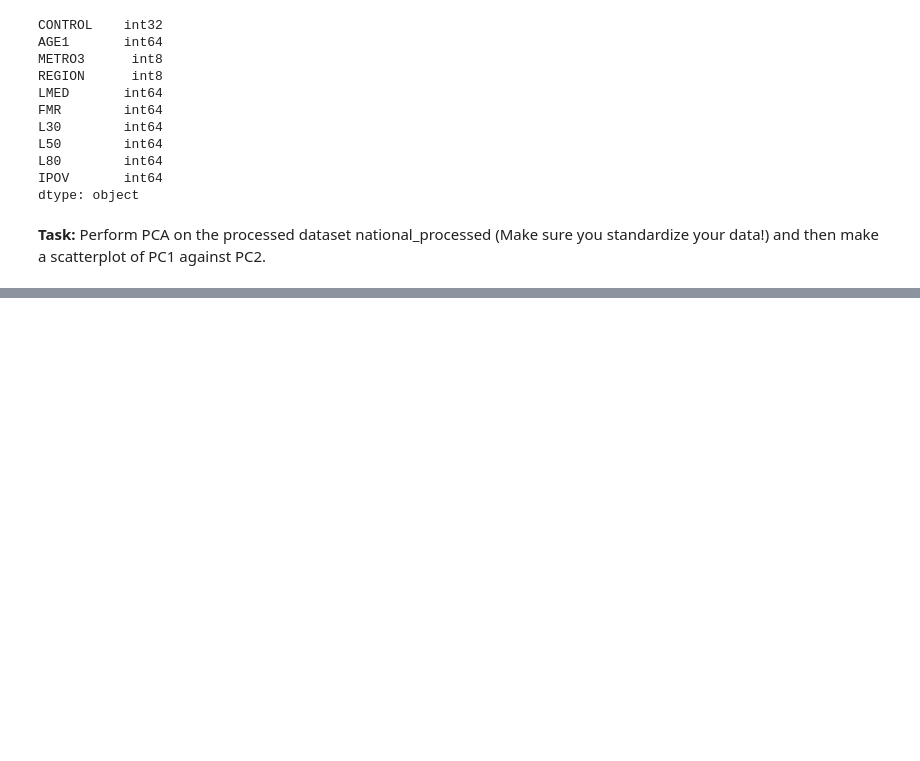
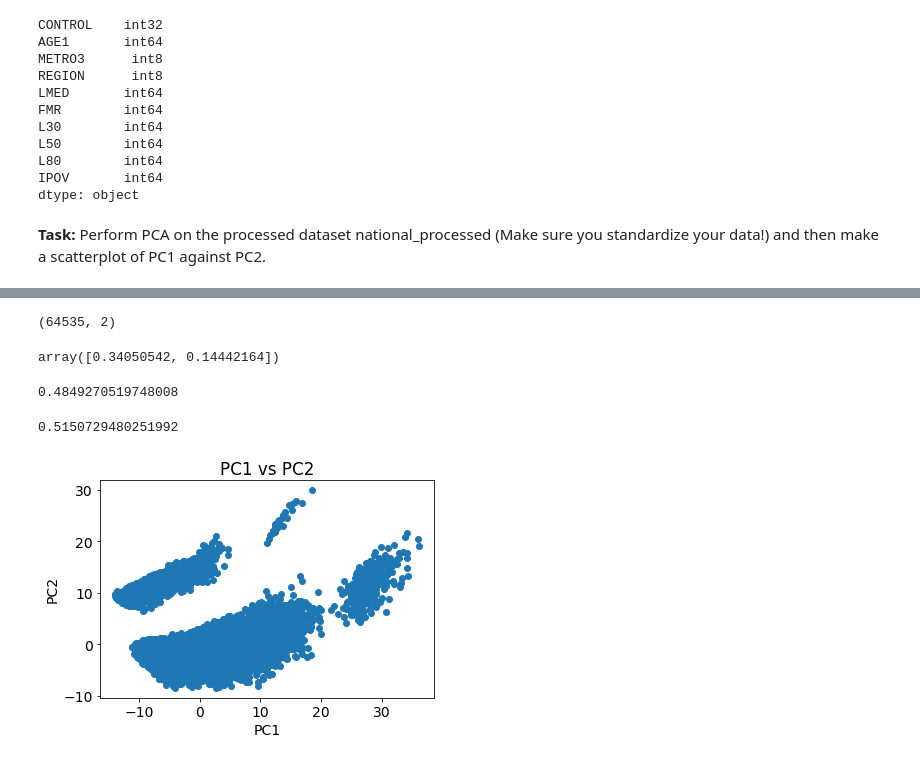
Before and after one commit to lfr4704/DS-Unit-1-Sprint-3-Linear-Algebra, a Jupyter notebook: module3-dimensionality-reduction/LS_DS_133_Assignment.ipynb, the cells around one changed output, grey strips where cells are left out. Saved outputs shown, nothing was run; the diff lists cells and outputs as text; code cells hidden in the pictures; blank space fills up the shorter version.

```diff
--- a/module3-dimensionality-reduction/LS_DS_133_Assignment.ipynb
+++ b/module3-dimensionality-reduction/LS_DS_133_Assignment.ipynb
@@ -254,0 +254,4 @@ len(national_processed_2d)
+# %%
+# normalizing the features
+#selects all rows and column values and saves them in a matrix
+x = national_processed.loc[:, feature_cols].values
@@ -254,0 +274,2 @@ len(national_processed_2d)
+# %%
+x = StandardScaler().fit_transform(x)
@@ -254,0 +332,8 @@ len(national_processed_2d)
+# %%
+# call fit_transform on the aggregate data
+pca_data = my_pca.fit_transform(x) # where x is the normalized matrix
+# %%
+# create a DataFrame that will have
+# the principal component values for all samples
+df_final = pd.DataFrame(data = pca_data, columns =['comp1', 'comp2'])
+df_final.head()
@@ -254,0 +347,30 @@ len(national_processed_2d)
+# %%
+df_final.shape
+# %% [output]
+(64535, 2)
+# %%
+#  how much variation did each principal component explain?
+my_pca.explained_variance_ratio_
+# %% [output]
+array([0.34050542, 0.14442164])
+# %%
+# How much total variance did we explain?
+sum(my_pca.explained_variance_ratio_)
+# %% [output]
+0.4849270519748008
+# %%
+# How much information did we lose?
+1-sum(my_pca.explained_variance_ratio_)
+# %% [output]
+0.5150729480251992
+# %%
+#plot
+plt.title('PC1 vs PC2')
+plt.xlabel('PC1')
+plt.ylabel('PC2')
+PC1 = df_final['comp1']
+PC2 = df_final['comp2']
+plt.scatter(PC1, PC2)
+plt.show()
+# %% [output]
+[figure, added]
```
Also changed, not shown: parts of 16 cells of this notebook.
